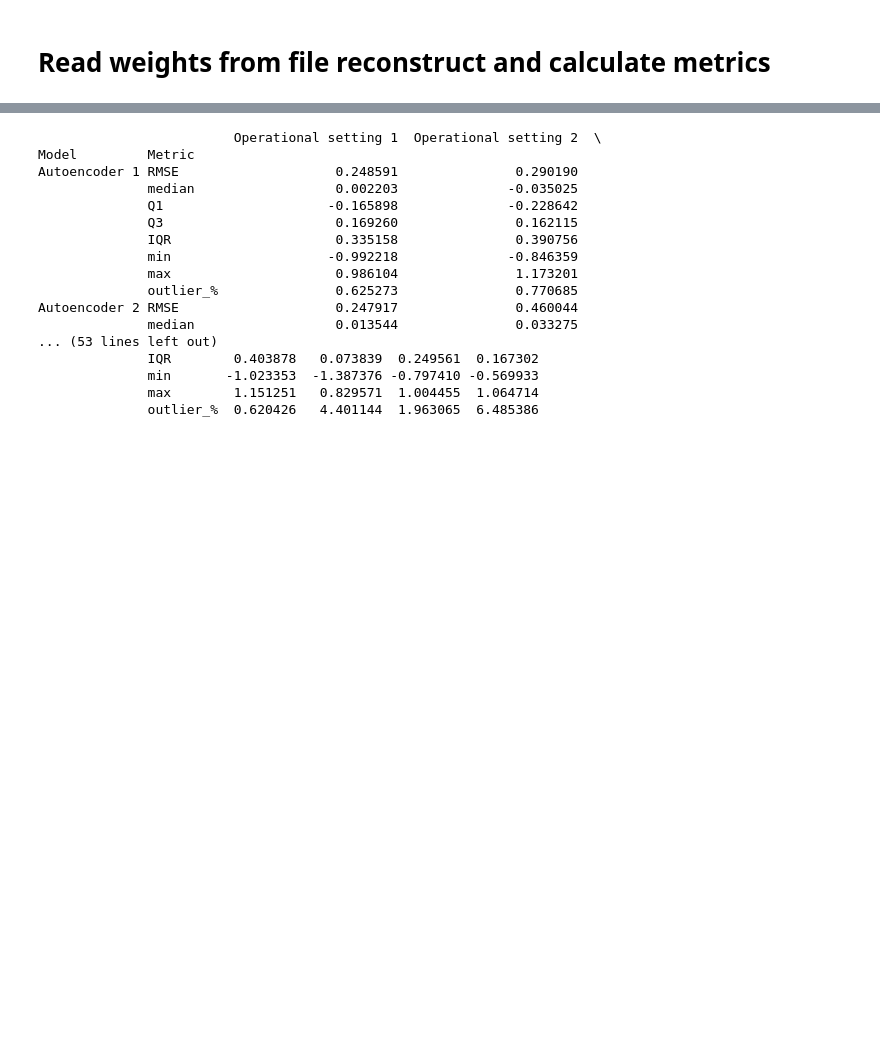
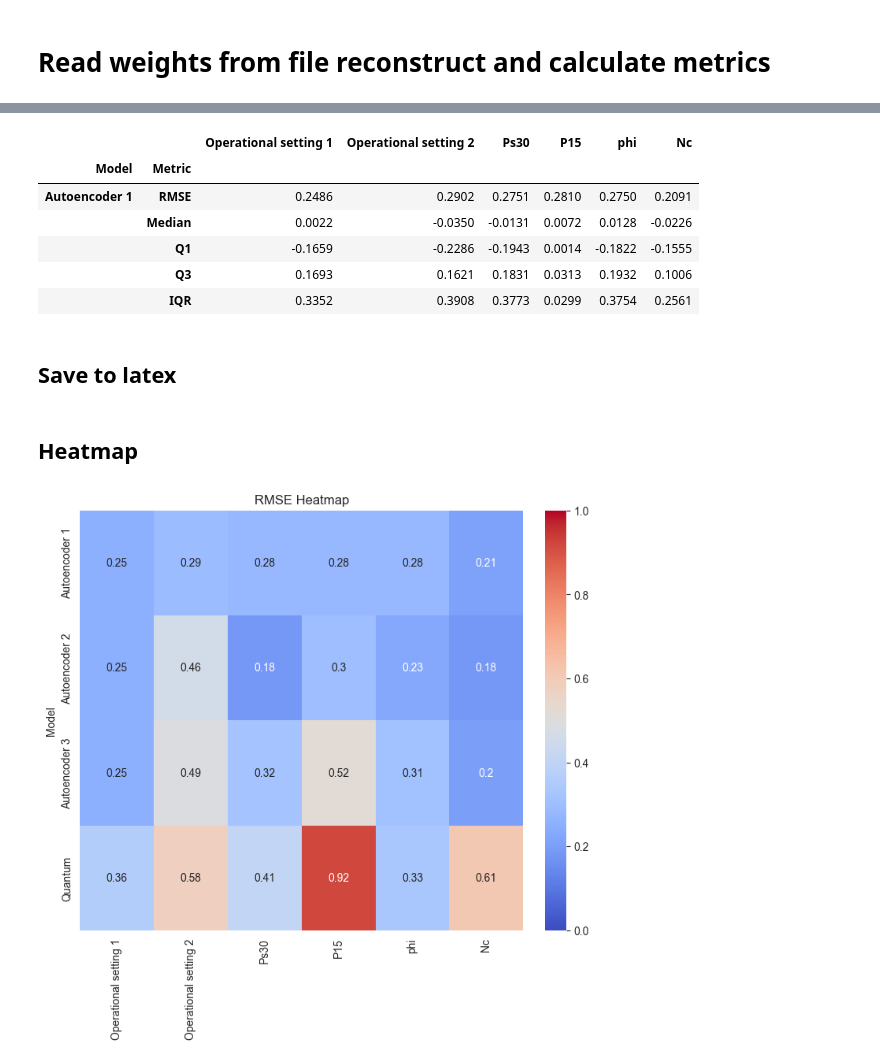
Before and after one commit to MathiaFiorelli/Praca-dyplomowa, a Jupyter notebook: Code/Model Analysis.ipynb, the cells around one changed output, grey strips where cells are left out. Drawn from its saved outputs; the diff is of its cells as text; code cells hidden in the pictures; blank space fills up the shorter version.

```diff
--- a/Code/Model Analysis.ipynb
+++ b/Code/Model Analysis.ipynb
@@ -53,7 +57,7 @@ def encoder(weights):
     """
     # iterate over layers
     for layer in range(n_layers):
-        qml.BasicEntanglerLayers(weights=weights, wires=range(n_qubits))
+        #qml.BasicEntanglerLayers(weights=weights, wires=range(n_qubits))
         # Encode rotations
         for i in range(n_qubits):
             qml.RY(weights[layer, i], wires=i)
@@ -349,10 +307,10 @@ def calculate_metrics(df_feature, df_recon_feature, delta_feature):
         "IQR": iqr,
         "Delta min": min_delta,
         "Delta max": max_delta,
-        "Outlier %": outlier_pct
+        "Outlier \%": outlier_pct
     }
 # %%
-metrics = ["RMSE", "Median", "Q1", "Q3", "IQR", "Delta min", "Delta max", "Outlier %"]
+metrics = ["RMSE", "Median", "Q1", "Q3", "IQR", "Delta min", "Delta max", "Outlier \%"]
 
 index = pd.MultiIndex.from_product(
     [models_dict.keys(), metrics],
@@ -375,22 +333,16 @@ for model_name in models_dict.keys():
             result_df.loc[(model_name, metric), feature] = value
 
 
-print(result_df)
+result_df= result_df.round(4).astype(float)
+
+result_df.head()
 # %% [output]
-                         Operational setting 1  Operational setting 2  \
-Model         Metric
-Autoencoder 1 RMSE                    0.248591               0.290190
-              median                  0.002203              -0.035025
-              Q1                     -0.165898              -0.228642
-              Q3                      0.169260               0.162115
-              IQR                     0.335158               0.390756
-              min                    -0.992218              -0.846359
-              max                     0.986104               1.173201
-              outlier_%               0.625273               0.770685
-Autoencoder 2 RMSE                    0.247917               0.460044
-              median                  0.013544               0.033275
-... (53 lines left out)
-              IQR        0.403878   0.073839  0.249561  0.167302
-              min       -1.023353  -1.387376 -0.797410 -0.569933
-              max        1.151251   0.829571  1.004455  1.064714
-              outlier_%  0.620426   4.401144  1.963065  6.485386
+|  |  | Operational setting 1 | Operational setting 2 | Ps30 | P15 | phi | Nc |
+| Model | Metric |  |  |  |  |  |  |
+| Autoencoder 1 | RMSE | 0.2486 | 0.2902 | 0.2751 | 0.2810 | 0.2750 | 0.2091 |
+|  | Median | 0.0022 | -0.0350 | -0.0131 | 0.0072 | 0.0128 | -0.0226 |
+|  | Q1 | -0.1659 | -0.2286 | -0.1943 | 0.0014 | -0.1822 | -0.1555 |
+|  | Q3 | 0.1693 | 0.1621 | 0.1831 | 0.0313 | 0.1932 | 0.1006 |
+|  | IQR | 0.3352 | 0.3908 | 0.3773 | 0.0299 | 0.3754 | 0.2561 |
+# %% [markdown]
+## Save to latex
@@ -396,0 +400,14 @@ Autoencoder 2 RMSE                    0.247917               0.460044
+# %% [markdown]
+## Heatmap
+# %%
+df_summary_heatmap = result_df.xs('RMSE', level=1)
+fig, axes = plt.subplots(figsize=(7,7),
+                            # dpi=300,
+                            layout='constrained',
+                            )
+sns.heatmap(df_summary_heatmap.round(2), annot=True,
+            cmap='coolwarm', vmin=0,vmax=1,fmt='.2g', ax=axes)
+axes.set_title('RMSE Heatmap')
+fig.savefig(f'{filepath}/Pisanie/Latex/Output/Model_Analysis/Summary RMSE Heatmap.png')
+# %% [output]
+[figure, added]
```
Also changed, not shown: parts of 38 cells of this notebook, 3 other files.
